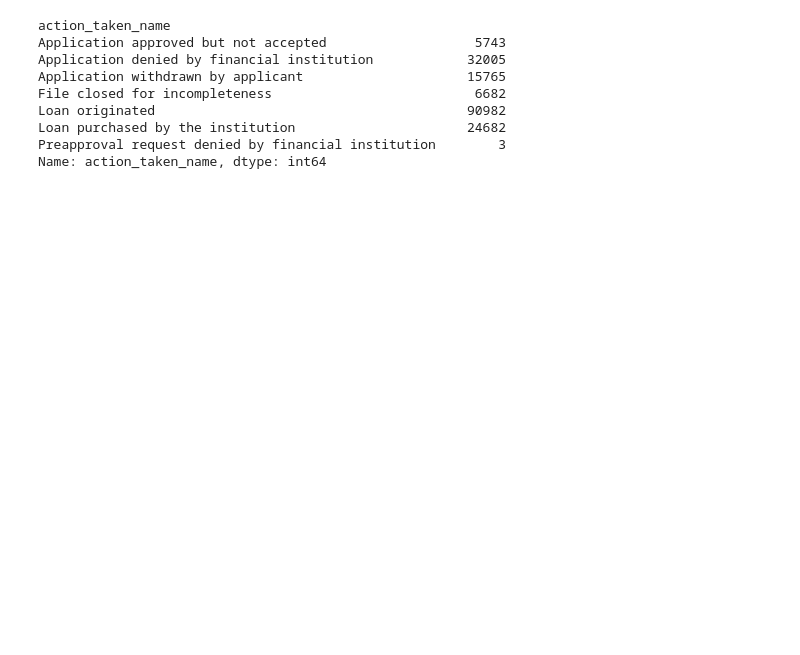
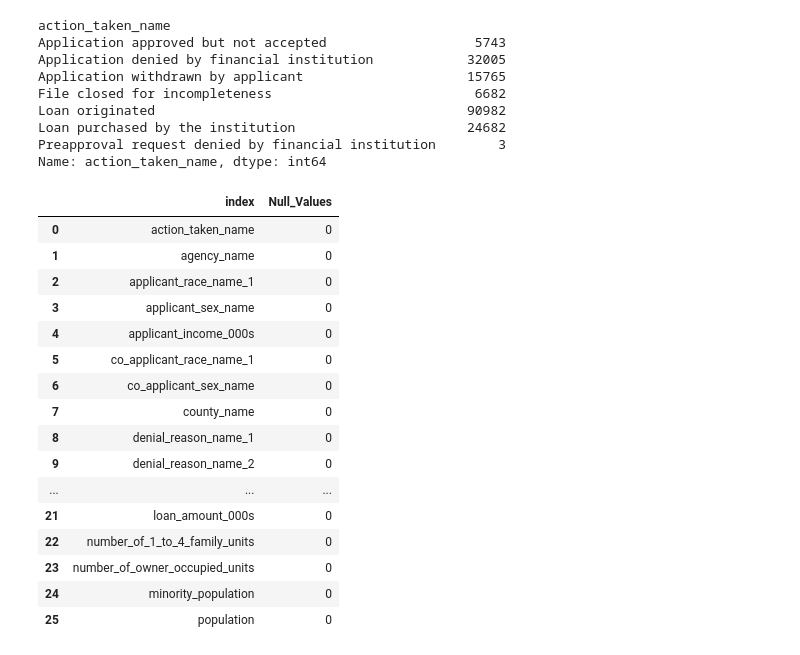
Before and after one commit to DJ1070/Darlehensanfragen, a Jupyter notebook: loan_prediction-action_less_features.ipynb, the cells around one changed output. Cells and saved outputs as stored; diff of their text form; code cells hidden in the pictures; blank space fills up the shorter version.

```diff
--- a/loan_prediction-action_less_features.ipynb
+++ b/loan_prediction-action_less_features.ipynb
@@ -109,6 +120,26 @@ df.co_applicant_sex_name = df.co_applicant_sex_name.map({'Information not provid
 df.denial_reason_name_1 = df.denial_reason_name_1.map({0: 0, 'Collateral': 1, 'Debt-to-income ratio': 2, 'Credit history': 3, 'Employment history': 4, 'Other': 5, 'Insufficient cash (downpayment, closing costs)': 6,'Credit application incomplete': 7, 'Unverifiable information': 8, 'Mortgage insurance denied': 9})
 df.denial_reason_name_2 = df.denial_reason_name_2.map({0: 0, 'Collateral': 1, 'Debt-to-income ratio': 2, 'Credit history': 3, 'Employment history': 4, 'Other': 5, 'Insufficient cash (downpayment, closing costs)': 6,'Credit application incomplete': 7, 'Unverifiable information': 8, 'Mortgage insurance denied': 9})
 df.denial_reason_name_3 = df.denial_reason_name_3.map({0: 0, 'Collateral': 1, 'Debt-to-income ratio': 2, 'Credit history': 3, 'Employment history': 4, 'Other': 5, 'Insufficient cash (downpayment, closing costs)': 6,'Credit application incomplete': 7, 'Unverifiable information': 8, 'Mortgage insurance denied': 9})
+# %%
+pd.DataFrame({'Null_Values': df.isna().sum()}).reset_index()
+# %% [output]
+|  | index | Null_Values |
+| 0 | action_taken_name | 0 |
+| 1 | agency_name | 0 |
+| 2 | applicant_race_name_1 | 0 |
+| 3 | applicant_sex_name | 0 |
+| 4 | applicant_income_000s | 0 |
+| 5 | co_applicant_race_name_1 | 0 |
+| 6 | co_applicant_sex_name | 0 |
+| 7 | county_name | 0 |
+| 8 | denial_reason_name_1 | 0 |
+| 9 | denial_reason_name_2 | 0 |
+| ... | ... | ... |
+| 21 | loan_amount_000s | 0 |
+| 22 | number_of_1_to_4_family_units | 0 |
+| 23 | number_of_owner_occupied_units | 0 |
+| 24 | minority_population | 0 |
+| 25 | population | 0 |
 # %%
 # Converting several columns from str to int, labelling some of them astype('category)
 
```
Also changed, not shown: parts of 33 cells of this notebook.
